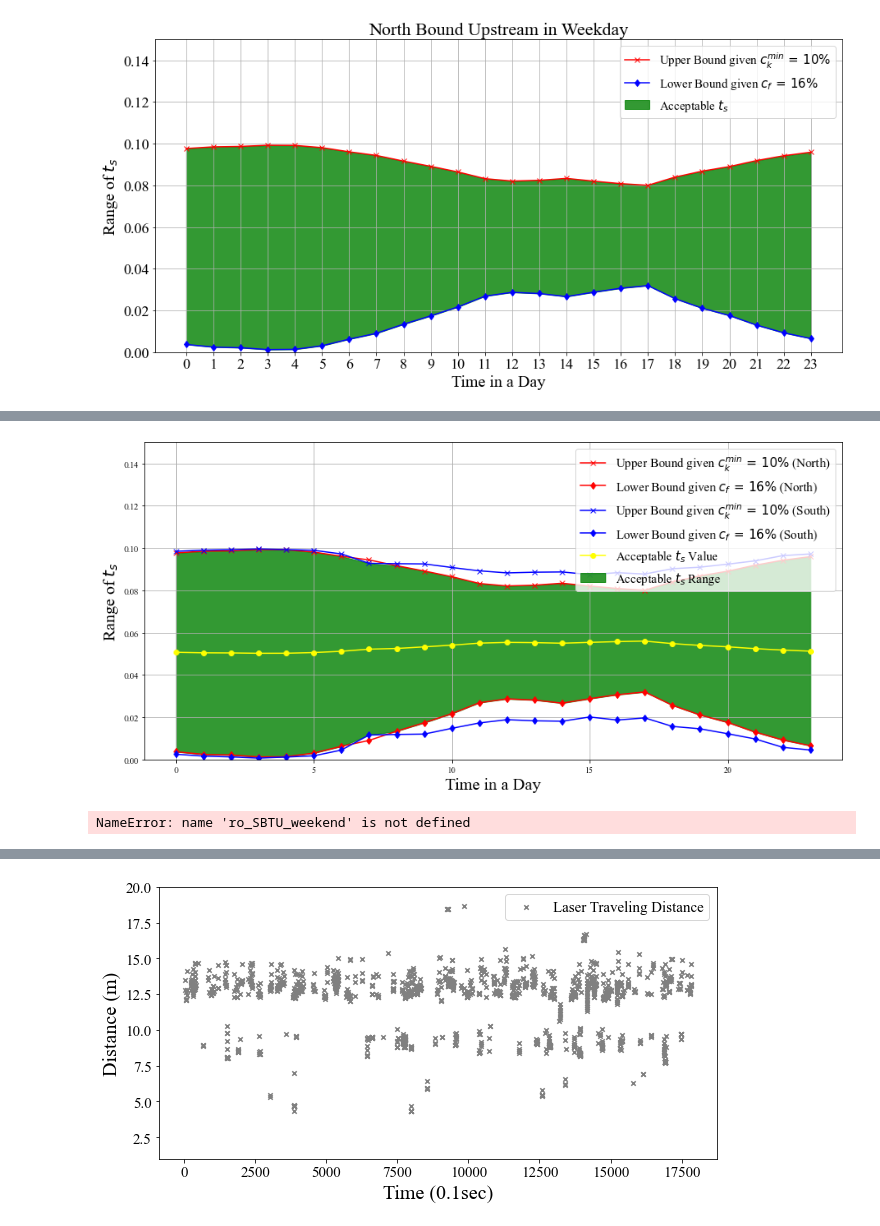
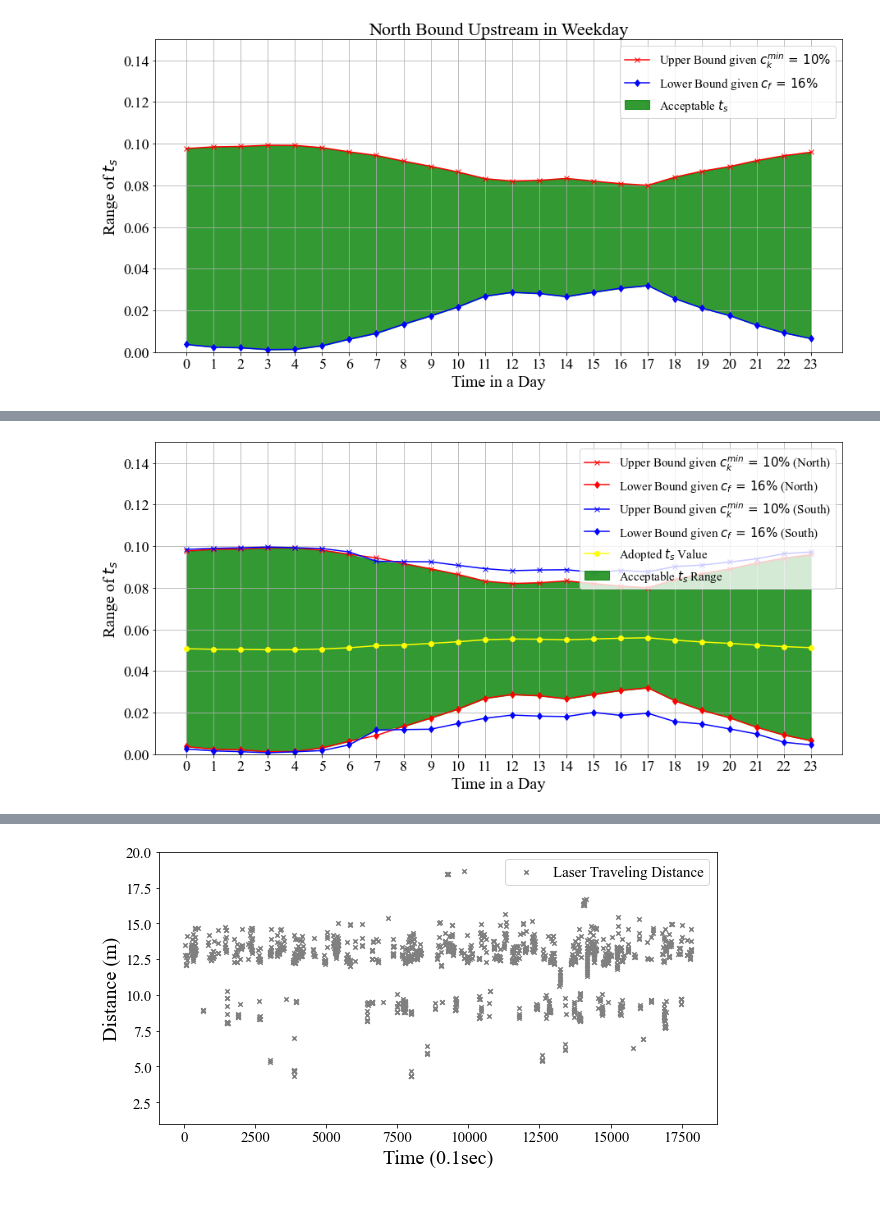
Before and after one commit to jksdbks123/Lidar-Tracker, a Jupyter notebook: LiDAR_Tracker_Project_v3.0/Paper.ipynb, the cells around one changed output, grey strips where cells are left out. Drawn from its saved outputs; the diff is of its cells as text; code cells hidden in the pictures.

```diff
--- a/LiDAR_Tracker_Project_v3.0/Paper.ipynb
+++ b/LiDAR_Tracker_Project_v3.0/Paper.ipynb
@@ -194,3 +163,5 @@ theta_raw = np.array([[-25,1.4],[-1,-4.2],[-1.667,1.4],[-15.639,-1.4],
                             [-3,1.4],[7,-1.4],[4.667,1.4],[-2.333,-4.2],
                             [-2,4.2],[15,-1.4],[10.333,1.4],[-1.333,-1.4]
                             ])[:,0]
+# %%
+aggregated_map = np.array(aggregated_map)
@@ -1087,0 +1017,36 @@ plt.show()
+# %%
+c_f = 0.16
+lower_NBTU_weekday = c_f * ro_NBTU_weekday
+upper_NBTU_weekday_1 = 0.1*(1 - ro_NBTU_weekday)
+lower_SBTU_weekday = c_f * ro_SBTU_weekday
+upper_SBTU_weekday_1 = 0.1*(1 - ro_SBTU_weekday)
+ts_region_upper = []
+for i in range(len(upper_NBTU_weekday_1)):
+    if upper_NBTU_weekday_1[i] < upper_SBTU_weekday_1[i]:
+        ts_region_upper.append(upper_NBTU_weekday_1[i])
+    else:
+        ts_region_upper.append(upper_SBTU_weekday_1[i])
+ts_region_lower = []
+for i in range(len(lower_NBTU_weekday)):
+    if lower_SBTU_weekday[i] < lower_NBTU_weekday[i]:
+        ts_region_lower.append(lower_NBTU_weekday[i])
+    else:
+        ts_region_lower.append(lower_SBTU_weekday[i])
+adopted_ts = (np.array(ts_region_lower) + np.array(ts_region_upper))/2
+plt.figure(figsize=(15,7))
+plt.grid()
+plt.plot(upper_NBTU_weekday_1, c = 'r', marker = 'x', label = 'Upper Limit given $c_k^{min}\/=\/10\%$ (North)')
+plt.plot(lower_NBTU_weekday, c = 'r', marker = 'd', label = 'Lower Limit given $c_f\/=\/16\%$ (North)')
+plt.plot(upper_SBTU_weekday_1, c = 'b', marker = 'x', label = 'Upper Limit given $c_k^{min}\/=\/10\%$ (South)')
+plt.plot(lower_SBTU_weekday, c = 'b', marker = 'd', label = 'Lower Limit given $c_f\/=\/16\%$ (South)')
+plt.fill_between(np.arange(24),ts_region_upper,ts_region_lower, color = 'g', label = 'Acceptable $t_s$ Range',alpha = 0.8)
+plt.plot(adopted_ts, marker = 'o',c  = 'yellow', label = 'Adopted $t_s$ Value')
+plt.xlabel('Time in a Day',fontsize = 20)
+plt.ylabel('Range of $t_s$ ',fontsize = 20)
+plt.ylim(0,0.15)
+plt.legend(fontsize = 15,)
+plt.yticks(fontsize = 18)
+plt.xticks(np.arange(0,24),fontsize = 18)
+plt.savefig(r'C:\Users\zhChe\OneDrive - nevada.unr.edu\ITSmanuscript\Figs\FinalTs.tif',dpi = 300)
+
+plt.show()
@@ -1088,60 +1055,38 @@ plt.show()
 # %%
-
+c_f = 0.16
 lower_NBTU_weekday = c_f * ro_NBTU_weekday
 upper_NBTU_weekday_1 = 0.1*(1 - ro_NBTU_weekday)
 lower_SBTU_weekday = c_f * ro_SBTU_weekday
 upper_SBTU_weekday_1 = 0.1*(1 - ro_SBTU_weekday)
 ts_region_upper = []
 for i in range(len(upper_NBTU_weekday_1)):
     if upper_NBTU_weekday_1[i] < upper_SBTU_weekday_1[i]:
         ts_region_upper.append(upper_NBTU_weekday_1[i])
     else:
         ts_region_upper.append(upper_SBTU_weekday_1[i])
 ts_region_lower = []
 for i in range(len(lower_NBTU_weekday)):
     if lower_SBTU_weekday[i] < lower_NBTU_weekday[i]:
         ts_region_lower.append(lower_NBTU_weekday[i])
     else:
         ts_region_lower.append(lower_SBTU_weekday[i])
 adopted_ts = (np.array(ts_region_lower) + np.array(ts_region_upper))/2
 plt.figure(figsize=(15,7))
 plt.grid()
 plt.plot(upper_NBTU_weekday_1, c = 'r', marker = 'x', label = 'Upper Bound given $c_k^{min}\/=\/10\%$ (North)')
 plt.plot(lower_NBTU_weekday, c = 'r', marker = 'd', label = 'Lower Bound given $c_f\/=\/16\%$ (North)')
 plt.plot(upper_SBTU_weekday_1, c = 'b', marker = 'x', label = 'Upper Bound given $c_k^{min}\/=\/10\%$ (South)')
 plt.plot(lower_SBTU_weekday, c = 'b', marker = 'd', label = 'Lower Bound given $c_f\/=\/16\%$ (South)')
 plt.fill_between(np.arange(24),ts_region_upper,ts_region_lower, color = 'g', label = 'Acceptable $t_s$ Range',alpha = 0.8)
-plt.plot(adopted_ts, marker = 'o',c  = 'yellow', label = 'Acceptable $t_s$ Value')
+plt.plot(adopted_ts, marker = 'o',c  = 'yellow', label = 'Adopted $t_s$ Value')
 plt.xlabel('Time in a Day',fontsize = 20)
 plt.ylabel('Range of $t_s$ ',fontsize = 20)
 plt.ylim(0,0.15)
 plt.legend(fontsize = 15,)
+plt.yticks(fontsize = 18)
+plt.xticks(np.arange(0,24),fontsize = 18)
 plt.savefig(r'C:\Users\zhChe\OneDrive - nevada.unr.edu\ITSmanuscript\Figs\FinalTs.tif',dpi = 300)
 
 plt.show()
 # %% [output]
-[figure, old version]
+[figure, new version]
-# %%
-ro_SBTU_weekend
-lower_SBTU_weekend = c_f * ro_SBTU_weekend
-upper_SBTU_weekend_1 = 0.1*(1 - ro_SBTU_weekend)
-upper_SBTU_weekend_3 = 0.3*(1 - ro_SBTU_weekend)
-upper_SBTU_weekend_5 = 0.5*(1 - ro_SBTU_weekend)
-plt.figure(figsize=(15,7))
-plt.grid()
-plt.plot(upper_SBTU_weekend_1, c = 'r', marker = 'x', label = 'Upper Bound given $c_k^{min}\/=\/10\%$')
-plt.plot(upper_SBTU_weekend_3, c = 'r', marker = '^', label = 'Upper Bound given $c_k^{min}\/=\/30\%$')
-plt.plot(upper_SBTU_weekend_5, c = 'r', marker = 'o', label = 'Upper Bound given $c_k^{min}\/=\/50\%$')
-plt.plot(lower_SBTU_weekend, c = 'b', marker = 'd', label = 'Lower Bound given $c_f\/=\/16\%$ ')
-plt.fill_between(np.arange(24),upper_SBTU_weekend_1,lower_SBTU_weekend, color = 'g', label = 'Acceptable $t_s$',alpha = 0.8)
-plt.legend(fontsize = 15, loc = 'upper right')
-plt.yticks(fontsize = 18)
-plt.xticks(np.arange(0,24),fontsize = 18)
-plt.ylim(0,0.8)
-plt.xlabel('Time in a end',fontsize = 20)
-plt.ylabel('Range of $t_s$ ',fontsize = 20)
-plt.title('South Bound Upstream in Weekend', fontsize = 22)
-plt.savefig(r'C:\Users\zhChe\OneDrive - nevada.unr.edu\ITSmanuscript\Figs\roSBTU_ts_weekend.tif',dpi = 300)
-plt.show()
-# %% [output]
-NameError: name 'ro_SBTU_weekend' is not defined
```
Also changed, not shown: parts of 58 cells of this notebook, 2 other files.
